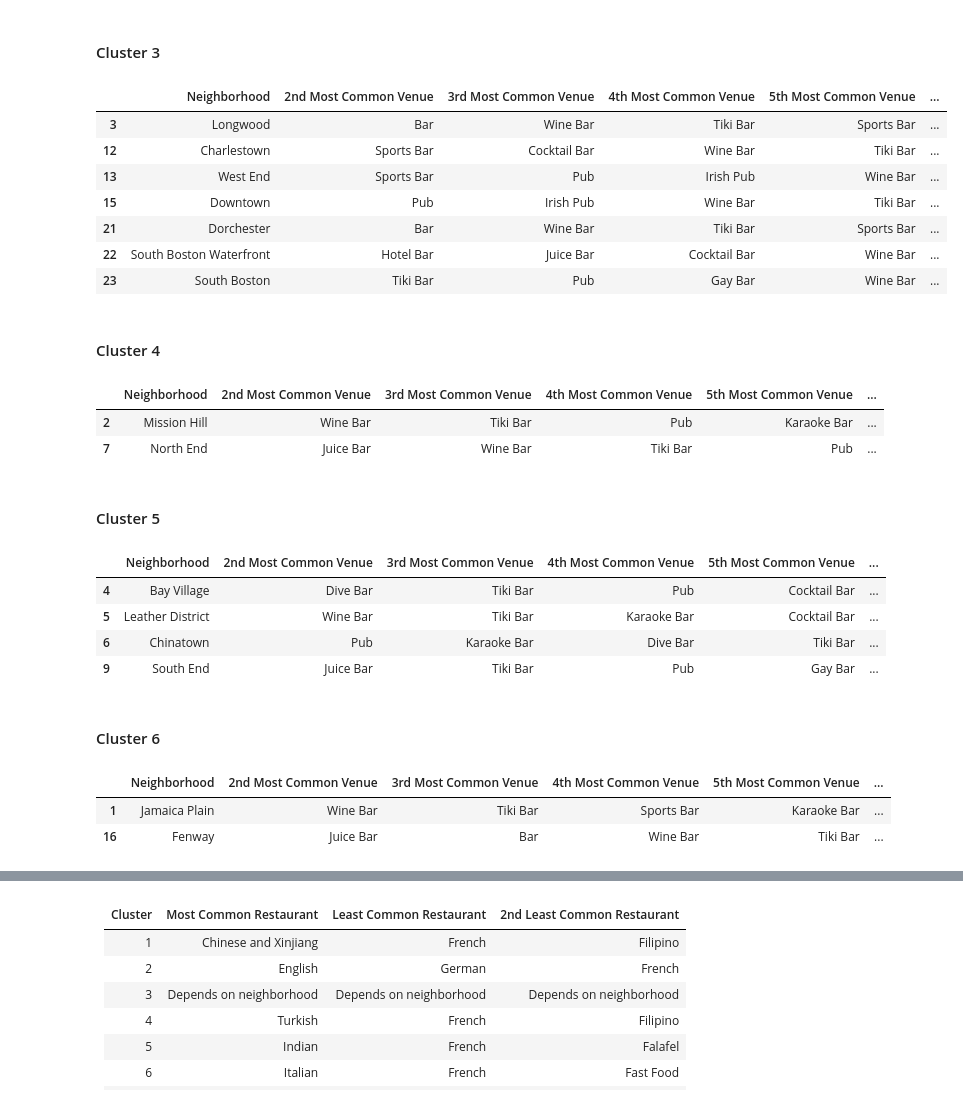
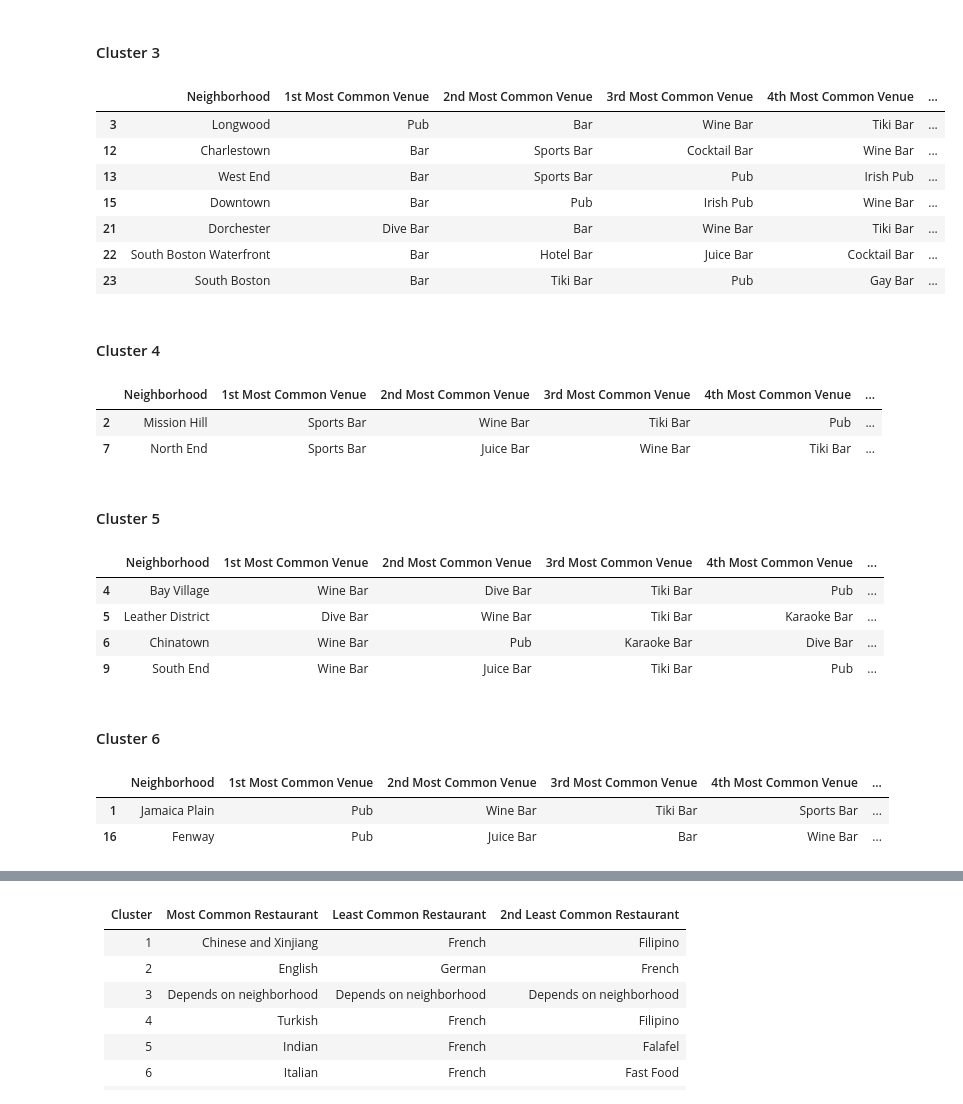
Before and after one commit to Ozzy878/Coursera_Capstone, a Jupyter notebook: Battle of the Neighborhoods/IBM_Final_CapstoneProject.ipynb, the cells around one changed output, grey strips where cells are left out. Saved outputs shown, nothing was run; the diff lists cells and outputs as text; code cells hidden in the pictures.

```diff
--- a/Battle of the Neighborhoods/IBM_Final_CapstoneProject.ipynb
+++ b/Battle of the Neighborhoods/IBM_Final_CapstoneProject.ipynb
@@ -701,47 +741,47 @@ cl2
 #### Cluster 3
 # %%
 cl3 = boston_merged.loc[boston_merged['Bars and Pubs']
-                        == 2, boston_merged.columns[[0] + list(range(6, boston_merged.shape[1]))]]
+                        == 2, boston_merged.columns[[0] + list(range(5, boston_merged.shape[1]))]]
 cl3
 # %% [output]
-|  | Neighborhood | 2nd Most Common Venue | 3rd Most Common Venue | 4th Most Common Venue | 5th Most Common Venue | ... |
-| 3 | Longwood | Bar | Wine Bar | Tiki Bar | Sports Bar | ... |
-| 12 | Charlestown | Sports Bar | Cocktail Bar | Wine Bar | Tiki Bar | ... |
-| 13 | West End | Sports Bar | Pub | Irish Pub | Wine Bar | ... |
-| 15 | Downtown | Pub | Irish Pub | Wine Bar | Tiki Bar | ... |
-| 21 | Dorchester | Bar | Wine Bar | Tiki Bar | Sports Bar | ... |
-| 22 | South Boston Waterfront | Hotel Bar | Juice Bar | Cocktail Bar | Wine Bar | ... |
-| 23 | South Boston | Tiki Bar | Pub | Gay Bar | Wine Bar | ... |
+|  | Neighborhood | 1st Most Common Venue | 2nd Most Common Venue | 3rd Most Common Venue | 4th Most Common Venue | ... |
+| 3 | Longwood | Pub | Bar | Wine Bar | Tiki Bar | ... |
+| 12 | Charlestown | Bar | Sports Bar | Cocktail Bar | Wine Bar | ... |
+| 13 | West End | Bar | Sports Bar | Pub | Irish Pub | ... |
+| 15 | Downtown | Bar | Pub | Irish Pub | Wine Bar | ... |
+| 21 | Dorchester | Dive Bar | Bar | Wine Bar | Tiki Bar | ... |
+| 22 | South Boston Waterfront | Bar | Hotel Bar | Juice Bar | Cocktail Bar | ... |
+| 23 | South Boston | Bar | Tiki Bar | Pub | Gay Bar | ... |
 # %% [markdown]
 #### Cluster 4
 # %%
 cl4 = boston_merged.loc[boston_merged['Bars and Pubs']
-                        == 3, boston_merged.columns[[0] + list(range(6, boston_merged.shape[1]))]]
+                        == 3, boston_merged.columns[[0] + list(range(5, boston_merged.shape[1]))]]
 cl4
 # %% [output]
-|  | Neighborhood | 2nd Most Common Venue | 3rd Most Common Venue | 4th Most Common Venue | 5th Most Common Venue | ... |
-| 2 | Mission Hill | Wine Bar | Tiki Bar | Pub | Karaoke Bar | ... |
-| 7 | North End | Juice Bar | Wine Bar | Tiki Bar | Pub | ... |
+|  | Neighborhood | 1st Most Common Venue | 2nd Most Common Venue | 3rd Most Common Venue | 4th Most Common Venue | ... |
+| 2 | Mission Hill | Sports Bar | Wine Bar | Tiki Bar | Pub | ... |
+| 7 | North End | Sports Bar | Juice Bar | Wine Bar | Tiki Bar | ... |
 # %% [markdown]
 #### Cluster 5
 # %%
 cl5 = boston_merged.loc[boston_merged['Bars and Pubs']
-                        == 4, boston_merged.columns[[0] + list(range(6, boston_merged.shape[1]))]]
+                        == 4, boston_merged.columns[[0] + list(range(5, boston_merged.shape[1]))]]
 cl5
 # %% [output]
-|  | Neighborhood | 2nd Most Common Venue | 3rd Most Common Venue | 4th Most Common Venue | 5th Most Common Venue | ... |
-| 4 | Bay Village | Dive Bar | Tiki Bar | Pub | Cocktail Bar | ... |
-| 5 | Leather District | Wine Bar | Tiki Bar | Karaoke Bar | Cocktail Bar | ... |
-| 6 | Chinatown | Pub | Karaoke Bar | Dive Bar | Tiki Bar | ... |
-| 9 | South End | Juice Bar | Tiki Bar | Pub | Gay Bar | ... |
+|  | Neighborhood | 1st Most Common Venue | 2nd Most Common Venue | 3rd Most Common Venue | 4th Most Common Venue | ... |
+| 4 | Bay Village | Wine Bar | Dive Bar | Tiki Bar | Pub | ... |
+| 5 | Leather District | Dive Bar | Wine Bar | Tiki Bar | Karaoke Bar | ... |
+| 6 | Chinatown | Wine Bar | Pub | Karaoke Bar | Dive Bar | ... |
+| 9 | South End | Wine Bar | Juice Bar | Tiki Bar | Pub | ... |
 # %% [markdown]
 #### Cluster 6
 # %%
 cl6 = boston_merged.loc[boston_merged['Bars and Pubs']
-                        == 5, boston_merged.columns[[0] + list(range(6, boston_merged.shape[1]))]]
+                        == 5, boston_merged.columns[[0] + list(range(5, boston_merged.shape[1]))]]
 
 cl6
 # %% [output]
-|  | Neighborhood | 2nd Most Common Venue | 3rd Most Common Venue | 4th Most Common Venue | 5th Most Common Venue | ... |
-| 1 | Jamaica Plain | Wine Bar | Tiki Bar | Sports Bar | Karaoke Bar | ... |
-| 16 | Fenway | Juice Bar | Bar | Wine Bar | Tiki Bar | ... |
+|  | Neighborhood | 1st Most Common Venue | 2nd Most Common Venue | 3rd Most Common Venue | 4th Most Common Venue | ... |
+| 1 | Jamaica Plain | Pub | Wine Bar | Tiki Bar | Sports Bar | ... |
+| 16 | Fenway | Pub | Juice Bar | Bar | Wine Bar | ... |
```
Also changed, not shown: parts of 17 cells of this notebook.
